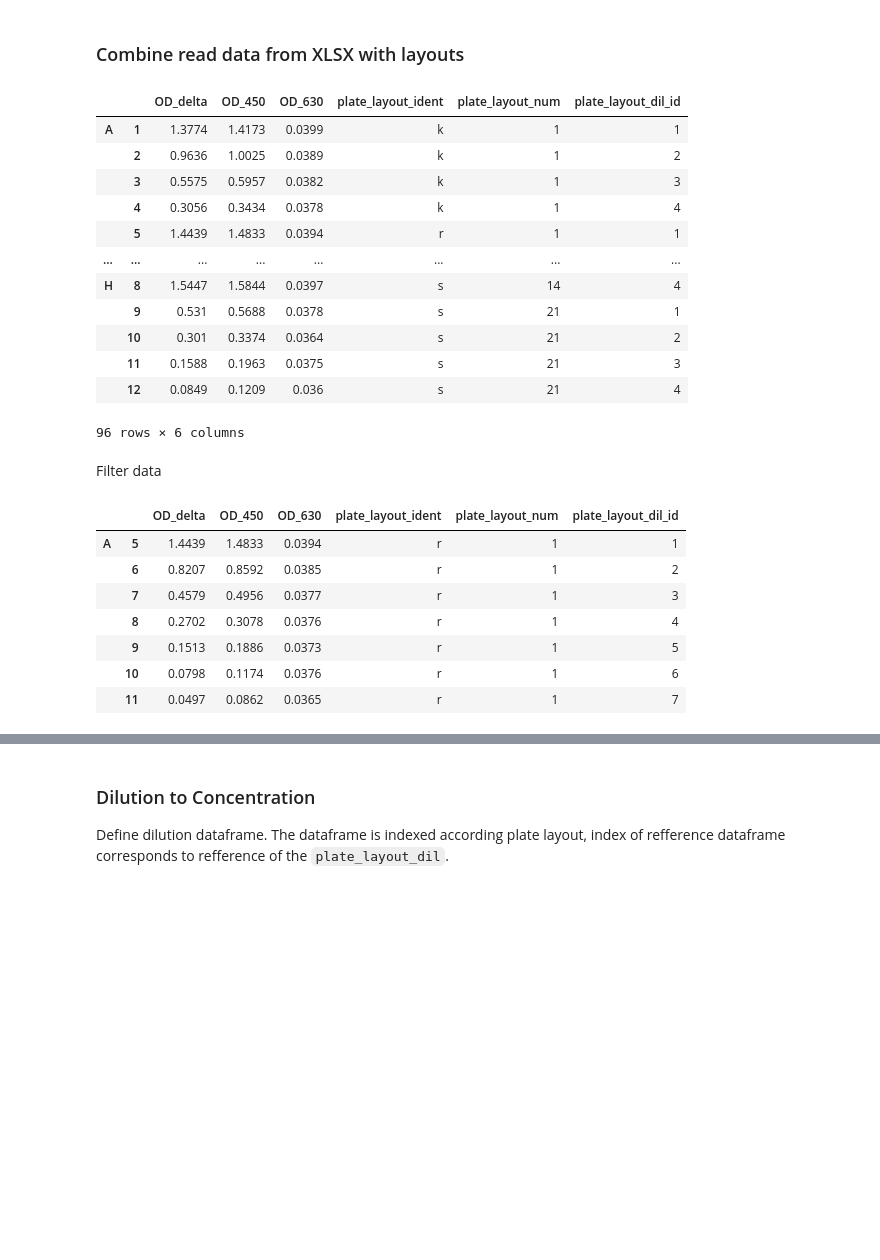
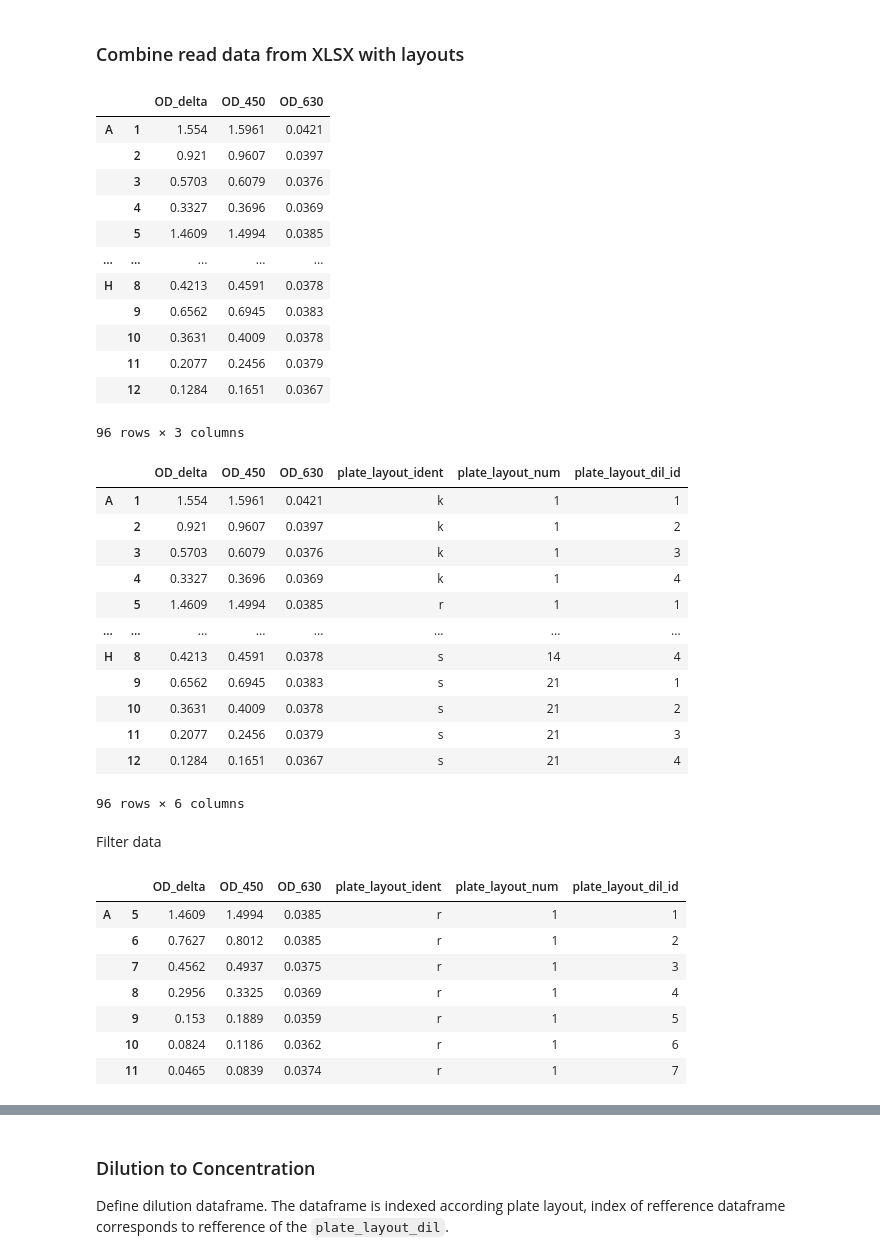
Before and after one commit to igicerovsky/elisa-report, a Jupyter notebook: report_steps.ipynb, the cells around one changed output, grey strips where cells are left out. Cells and saved outputs as stored; diff of their text form; code cells hidden in the pictures; blank space fills up the shorter version.

```diff
--- a/report_steps.ipynb
+++ b/report_steps.ipynb
@@ -86,7 +86,7 @@ BASE_NAME = '230426_GN004240-033_-_'
 # %% [markdown]
 ## Read data
 # %%
-PLATE_ID = 2 # plate id
+PLATE_ID = 1 # plate id
 
 input_files = make_input_paths(WORKING_DIR, BASE_NAME, PLATE_ID)
 WORKLIST_FILE_PATH = input_files['worklist']
@@ -322,40 +322,53 @@ display(plate_layout_dil_id)
 # %%
 def concat_data_and_layout(df_data, df_layout):
   return pd.merge(df_data, df_layout,
                   left_index=True, right_index=True)
 
-# df_all = concat_data_and_layout(m, to_multi_index(plate_layout, 'plate_layout'))
 df_all = concat_data_and_layout(m, to_multi_index(plate_layout_id, 'plate_layout_ident'))
 df_all = concat_data_and_layout(df_all, to_multi_index(plate_layout_num, 'plate_layout_num'))
 df_all = concat_data_and_layout(df_all, to_multi_index(plate_layout_dil_id, 'plate_layout_dil_id'))
+display(m)
 display(df_all)
 # %% [output]
-|  |  | OD_delta | OD_450 | OD_630 | plate_layout_ident | plate_layout_num | plate_layout_dil_id |
-| A | 1 | 1.3774 | 1.4173 | 0.0399 | k | 1 | 1 |
-|  | 2 | 0.9636 | 1.0025 | 0.0389 | k | 1 | 2 |
-|  | 3 | 0.5575 | 0.5957 | 0.0382 | k | 1 | 3 |
-|  | 4 | 0.3056 | 0.3434 | 0.0378 | k | 1 | 4 |
-|  | 5 | 1.4439 | 1.4833 | 0.0394 | r | 1 | 1 |
-| ... | ... | ... | ... | ... | ... | ... | ... |
-| H | 8 | 1.5447 | 1.5844 | 0.0397 | s | 14 | 4 |
-|  | 9 | 0.531 | 0.5688 | 0.0378 | s | 21 | 1 |
-|  | 10 | 0.301 | 0.3374 | 0.0364 | s | 21 | 2 |
-|  | 11 | 0.1588 | 0.1963 | 0.0375 | s | 21 | 3 |
-|  | 12 | 0.0849 | 0.1209 | 0.036 | s | 21 | 4 |
+|  |  | OD_delta | OD_450 | OD_630 |
+| A | 1 | 1.554 | 1.5961 | 0.0421 |
+|  | 2 | 0.921 | 0.9607 | 0.0397 |
+|  | 3 | 0.5703 | 0.6079 | 0.0376 |
+|  | 4 | 0.3327 | 0.3696 | 0.0369 |
+|  | 5 | 1.4609 | 1.4994 | 0.0385 |
+| ... | ... | ... | ... | ... |
+| H | 8 | 0.4213 | 0.4591 | 0.0378 |
+|  | 9 | 0.6562 | 0.6945 | 0.0383 |
+|  | 10 | 0.3631 | 0.4009 | 0.0378 |
+|  | 11 | 0.2077 | 0.2456 | 0.0379 |
+|  | 12 | 0.1284 | 0.1651 | 0.0367 |
-96 rows × 6 columns
+96 rows × 3 columns
+|  |  | OD_delta | OD_450 | OD_630 | plate_layout_ident | plate_layout_num | plate_layout_dil_id |
+| A | 1 | 1.554 | 1.5961 | 0.0421 | k | 1 | 1 |
+|  | 2 | 0.921 | 0.9607 | 0.0397 | k | 1 | 2 |
+|  | 3 | 0.5703 | 0.6079 | 0.0376 | k | 1 | 3 |
+|  | 4 | 0.3327 | 0.3696 | 0.0369 | k | 1 | 4 |
+|  | 5 | 1.4609 | 1.4994 | 0.0385 | r | 1 | 1 |
+| ... | ... | ... | ... | ... | ... | ... | ... |
+| H | 8 | 0.4213 | 0.4591 | 0.0378 | s | 14 | 4 |
+|  | 9 | 0.6562 | 0.6945 | 0.0383 | s | 21 | 1 |
+|  | 10 | 0.3631 | 0.4009 | 0.0378 | s | 21 | 2 |
+|  | 11 | 0.2077 | 0.2456 | 0.0379 | s | 21 | 3 |
+|  | 12 | 0.1284 | 0.1651 | 0.0367 | s | 21 | 4 |
+96 rows × 6 columns
 # %% [markdown]
 Filter data
 # %%
 display(df_all.loc[(df_all['plate_layout_ident']=='r')])
 # %% [output]
 |  |  | OD_delta | OD_450 | OD_630 | plate_layout_ident | plate_layout_num | plate_layout_dil_id |
-| A | 5 | 1.4439 | 1.4833 | 0.0394 | r | 1 | 1 |
-|  | 6 | 0.8207 | 0.8592 | 0.0385 | r | 1 | 2 |
-|  | 7 | 0.4579 | 0.4956 | 0.0377 | r | 1 | 3 |
-|  | 8 | 0.2702 | 0.3078 | 0.0376 | r | 1 | 4 |
-|  | 9 | 0.1513 | 0.1886 | 0.0373 | r | 1 | 5 |
-|  | 10 | 0.0798 | 0.1174 | 0.0376 | r | 1 | 6 |
-|  | 11 | 0.0497 | 0.0862 | 0.0365 | r | 1 | 7 |
+| A | 5 | 1.4609 | 1.4994 | 0.0385 | r | 1 | 1 |
+|  | 6 | 0.7627 | 0.8012 | 0.0385 | r | 1 | 2 |
+|  | 7 | 0.4562 | 0.4937 | 0.0375 | r | 1 | 3 |
+|  | 8 | 0.2956 | 0.3325 | 0.0369 | r | 1 | 4 |
+|  | 9 | 0.153 | 0.1889 | 0.0359 | r | 1 | 5 |
+|  | 10 | 0.0824 | 0.1186 | 0.0362 | r | 1 | 6 |
+|  | 11 | 0.0465 | 0.0839 | 0.0374 | r | 1 | 7 |
 # %%
 def get_sample(dfa, type, sample_num):
     # TODO: check for valid `type` `and sample_num`
```
Also changed, not shown: parts of 23 cells of this notebook, 5 other files.
